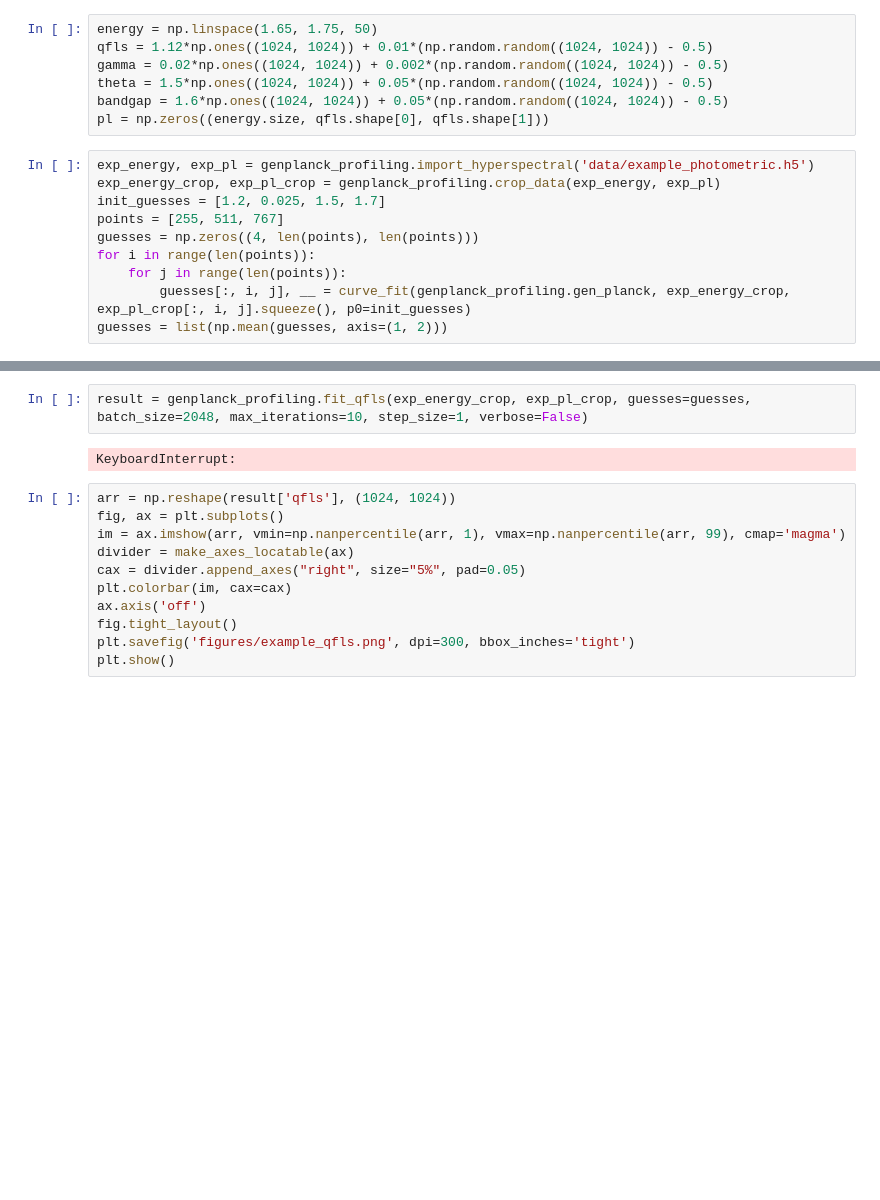
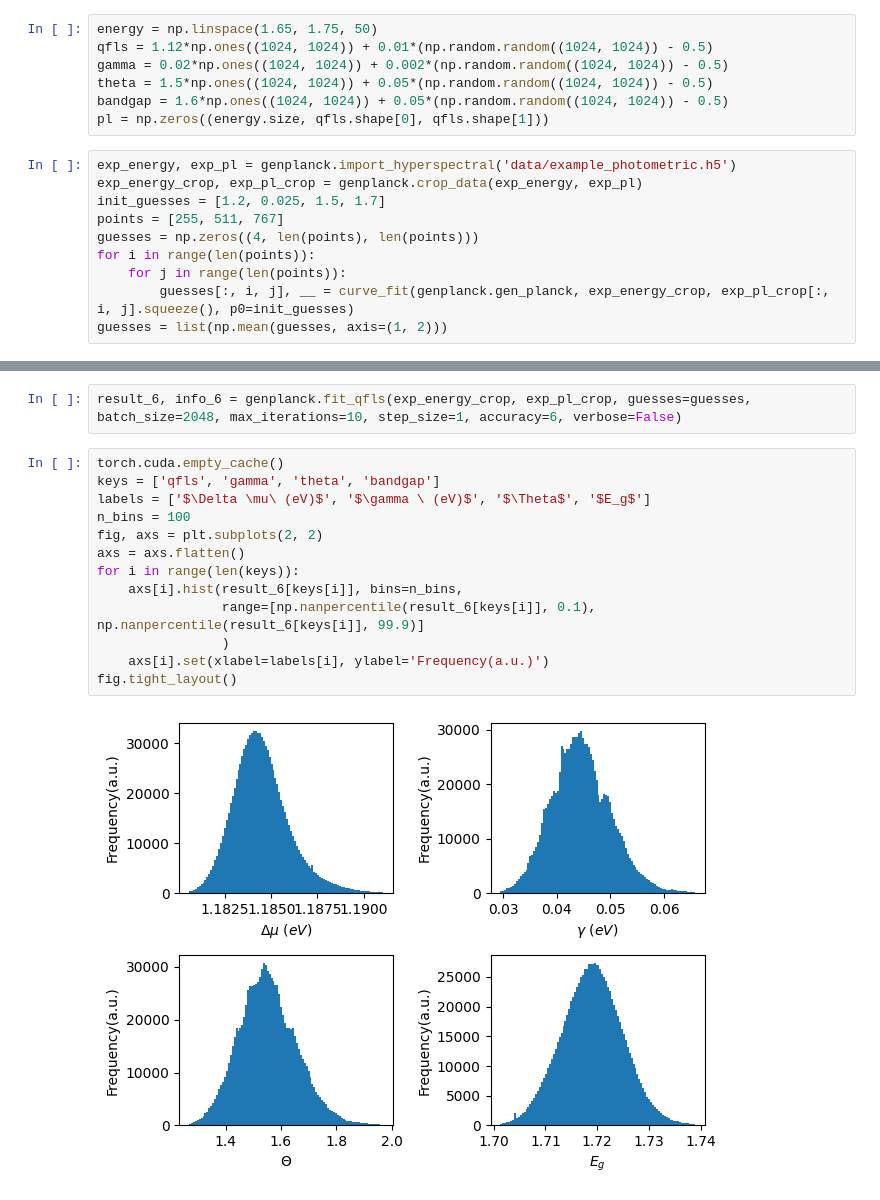
Before and after one commit to cbchosy/theseusfit, a Jupyter notebook: qfls_fitting_profiling.ipynb, the cells around one changed output, grey strips where cells are left out. Cells and saved outputs as stored; diff of their text form; blank space fills up the shorter version.

Commit message:
Additional profiling plots

```diff
--- a/qfls_fitting_profiling.ipynb
+++ b/qfls_fitting_profiling.ipynb
@@ -18,14 +19,14 @@ theta = 1.5*np.ones((1024, 1024)) + 0.05*(np.random.random((1024, 1024)) - 0.5)
 bandgap = 1.6*np.ones((1024, 1024)) + 0.05*(np.random.random((1024, 1024)) - 0.5)
 pl = np.zeros((energy.size, qfls.shape[0], qfls.shape[1]))
 # %%
-exp_energy, exp_pl = genplanck_profiling.import_hyperspectral('data/example_photometric.h5')
-exp_energy_crop, exp_pl_crop = genplanck_profiling.crop_data(exp_energy, exp_pl)
+exp_energy, exp_pl = genplanck.import_hyperspectral('data/example_photometric.h5')
+exp_energy_crop, exp_pl_crop = genplanck.crop_data(exp_energy, exp_pl)
 init_guesses = [1.2, 0.025, 1.5, 1.7]
 points = [255, 511, 767]
 guesses = np.zeros((4, len(points), len(points)))
 for i in range(len(points)):
     for j in range(len(points)):
-        guesses[:, i, j], __ = curve_fit(genplanck_profiling.gen_planck, exp_energy_crop, exp_pl_crop[:, i, j].squeeze(), p0=init_guesses)
+        guesses[:, i, j], __ = curve_fit(genplanck.gen_planck, exp_energy_crop, exp_pl_crop[:, i, j].squeeze(), p0=init_guesses)
 guesses = list(np.mean(guesses, axis=(1, 2)))
 # %%
 fig, ax = plt.subplots()
@@ -36,17 +37,19 @@ ax.legend()
 <matplotlib.legend.Legend at 0x...>
 [figure]
 # %%
-result = genplanck_profiling.fit_qfls(exp_energy_crop, exp_pl_crop, guesses=guesses, batch_size=2048, max_iterations=10, step_size=1, verbose=False)
+result_6, info_6 = genplanck.fit_qfls(exp_energy_crop, exp_pl_crop, guesses=guesses, batch_size=2048, max_iterations=10, step_size=1, accuracy=6, verbose=False)
-# %% [output]
-KeyboardInterrupt:
-# %%
-arr = np.reshape(result['qfls'], (1024, 1024))
-fig, ax = plt.subplots()
-im = ax.imshow(arr, vmin=np.nanpercentile(arr, 1), vmax=np.nanpercentile(arr, 99), cmap='magma')
-divider = make_axes_locatable(ax)
-cax = divider.append_axes("right", size="5%", pad=0.05)
-plt.colorbar(im, cax=cax)
-ax.axis('off')
-fig.tight_layout()
-plt.savefig('figures/example_qfls.png', dpi=300, bbox_inches='tight')
-plt.show()
+# %%
+torch.cuda.empty_cache()
+keys = ['qfls', 'gamma', 'theta', 'bandgap']
+labels = ['$\Delta \mu\ (eV)$', '$\gamma \ (eV)$', '$\Theta$', '$E_g$']
+n_bins = 100
+fig, axs = plt.subplots(2, 2)
+axs = axs.flatten()
+for i in range(len(keys)):
+    axs[i].hist(result_6[keys[i]], bins=n_bins,
+                range=[np.nanpercentile(result_6[keys[i]], 0.1), np.nanpercentile(result_6[keys[i]], 99.9)]
+                )
+    axs[i].set(xlabel=labels[i], ylabel='Frequency(a.u.)')
+fig.tight_layout()
+# %% [output]
+[figure, added]
```
Also changed, not shown: parts of 34 cells of this notebook.
